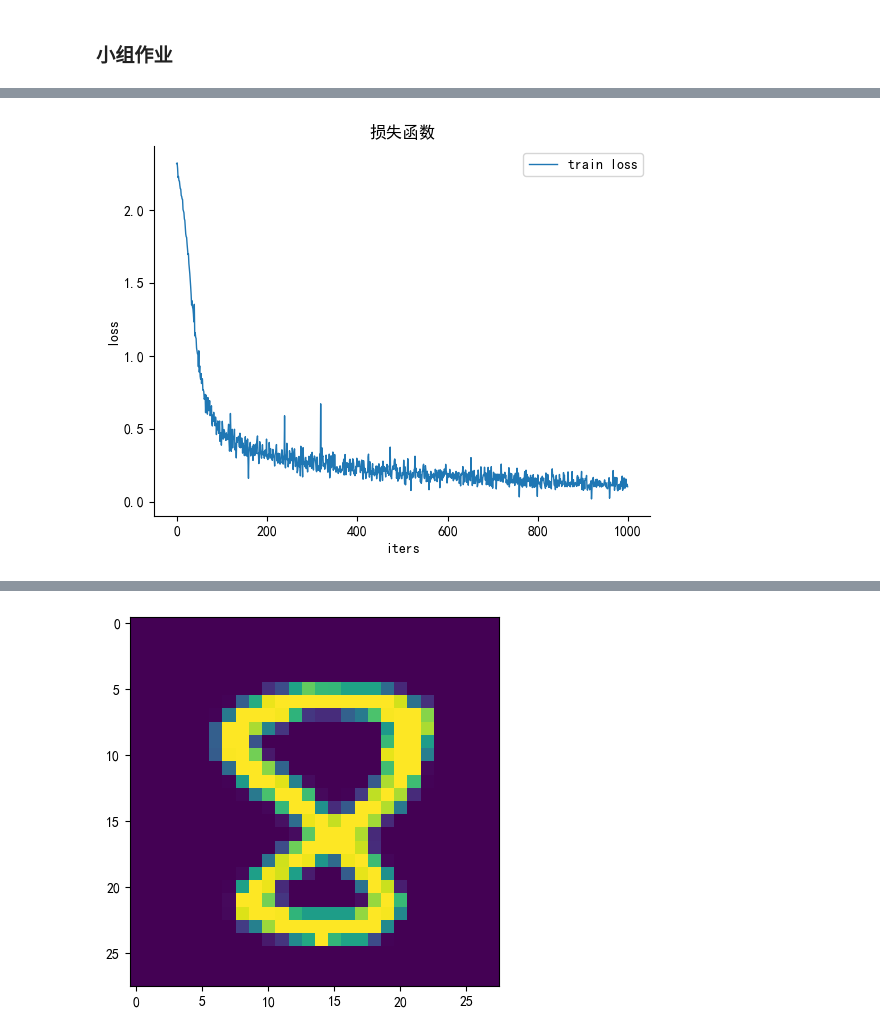
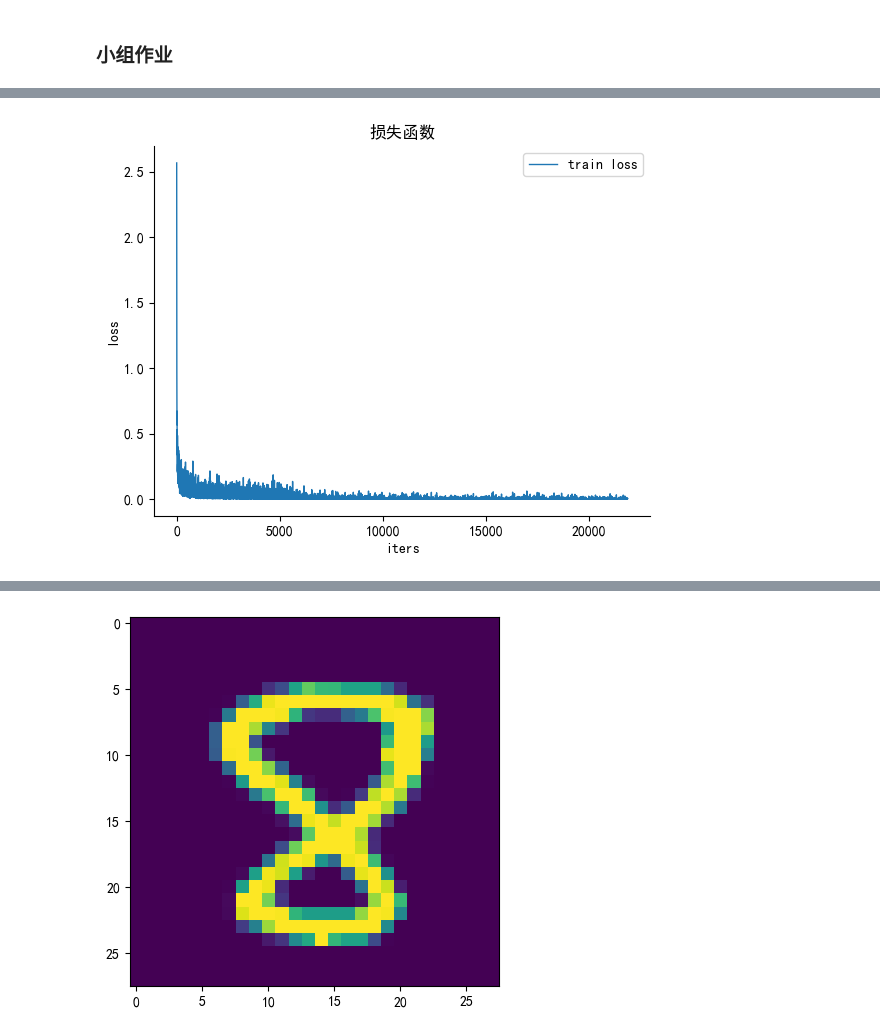
Before and after one commit to zhaziqwe/semi-supervised-minist, a Jupyter notebook: 小组作业.ipynb, the cells around one changed output, grey strips where cells are left out. Drawn from its saved outputs; the diff is of its cells as text; code cells hidden in the pictures.

```diff
--- a/小组作业.ipynb
+++ b/小组作业.ipynb
@@ -27 +26,13 @@ data.shape
 (784, 10000)
+# %%
+class residual(nn.Module):
+    def __init__(self, in_channels):
+        super(residual, self).__init__()
+        self.conv1 = nn.Conv2d(in_channels, in_channels, kernel_size=3, padding=1)
+        self.conv2 = nn.Conv2d(in_channels, in_channels, kernel_size=3, padding=1)
+        self.Relu = nn.ReLU()
+
+    def forward(self, x):
+        y = self.Relu(self.conv1(x))
+        y = self.conv2(y)
+        return self.Relu(x+y)
@@ -128,0 +115,11 @@ class CombinedModel(nn.Module):
+# %%
+class SharedEncoder(nn.Module):
+    def __init__(self):
+        super(SharedEncoder, self).__init__()
+        self.conv1 = convolution(1, 32)
+        self.conv2 = convolution(32, 64)
+
+    def forward(self, x):
+        x = self.conv1(x)
+        x = self.conv2(x)
+        return x
@@ -151,20 +370,31 @@ class CNN_Dataset(Dataset):
 # %%
 
 
+
 train_y , test_y = np.load("train_y.npy"),np.load("test_y.npy")
-train_x , test_x = np.load("train_x.npy").T.reshape((-1,1,28, 28))/255.0,np.load("test_x.npy").T.reshape((-1,1, 28, 28))
-unlabel_train_x = np.load("unlabel_x.npy").T.reshape((-1,1,28, 28))
-unlabel_train_x = unlabel_train_x/255.0
+train_x , test_x = np.load("train_x.npy"),np.load("test_x.npy")
+
+train_x , train_y = augment_data1(train_x,train_y)
+test_x , test_y = augment_data1(test_x,test_y)
+
+train_x = train_x.T.reshape((-1,1,28, 28))/255.0
+test_x = test_x.T.reshape((-1,1,28, 28))/255.0
+
+unlabel_train_x = np.load("unlabel_x.npy")
+unlabel_train_x = augment_data(unlabel_train_x).T.reshape((-1,1,28, 28))/255.0
+
 final_x = np.load("final_x.npy").T.reshape((-1,1,28, 28))/255.0
 
 train_dataset, test_dataset = CNN_Dataset(
     train_x, train_y), CNN_Dataset(test_x, test_y)
 
 unlabel_train_dataset =  CNN_Dataset(unlabel_train_x)
+
 final_dataset = CNN_Dataset(final_x)
 
 train_loader = DataLoader(
     train_dataset, batch_size=batch_size, shuffle=True, pin_memory=True)
+
 test_loader = DataLoader(
     test_dataset, batch_size=batch_size, shuffle=False, pin_memory=True)
 
@@ -178,7 +408,7 @@ model = CombinedModel().to(device)
 criterion1 = nn.CrossEntropyLoss()
 criterion2 = nn.MSELoss()
 optimizer = torch.optim.Adam(
-    model.parameters(), lr=learning_rate)
+    model.parameters(), lr=1e-2)
 # %%
 
 #训练
@@ -285,5 +565,5 @@ plt.show()
 # %%
-y_train_loss = trainer(train_loader,model,n_epochs,device)     # loss值，即y轴
+y_train_loss = trainer(train_loader,model,n_epochs+30, device)     # loss值，即y轴
 x_train_loss = range(len(y_train_loss))			 # loss的数量，即x轴
 plt.figure()
 
@@ -306,4 +603,4 @@ plt.show()
-[figure, old version]
+[figure, new version]
 # %%
 predict = test(test_loader,model,device)
 
```
Also changed, not shown: parts of 20 cells of this notebook, 1 other file.
